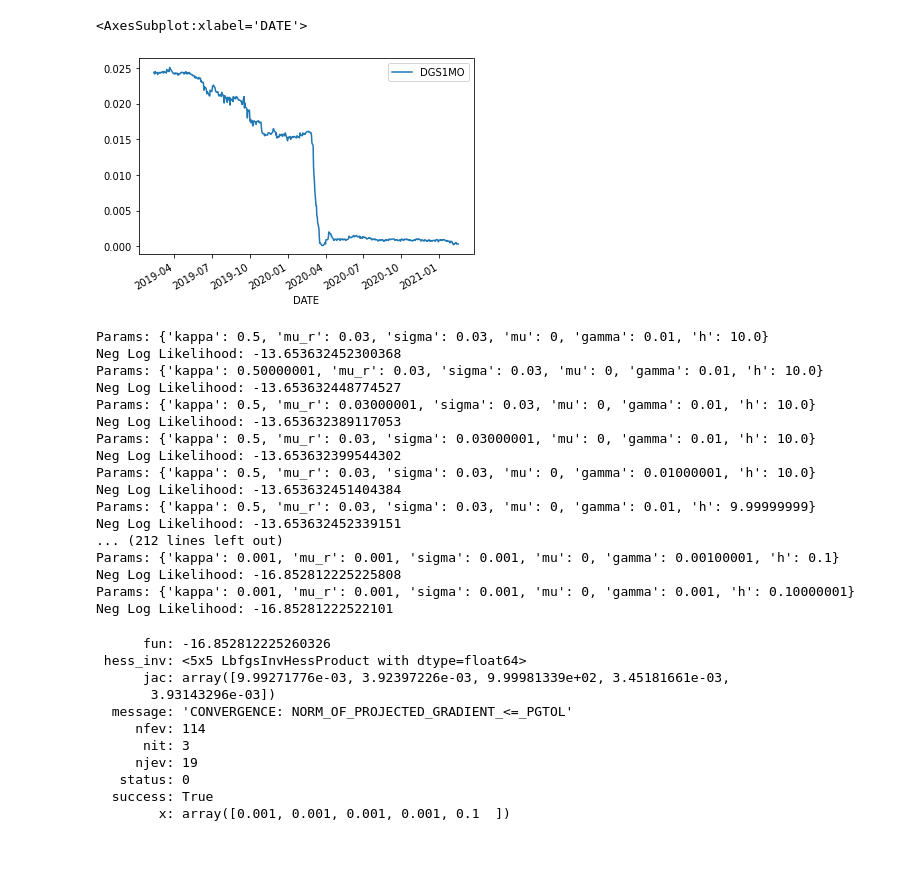
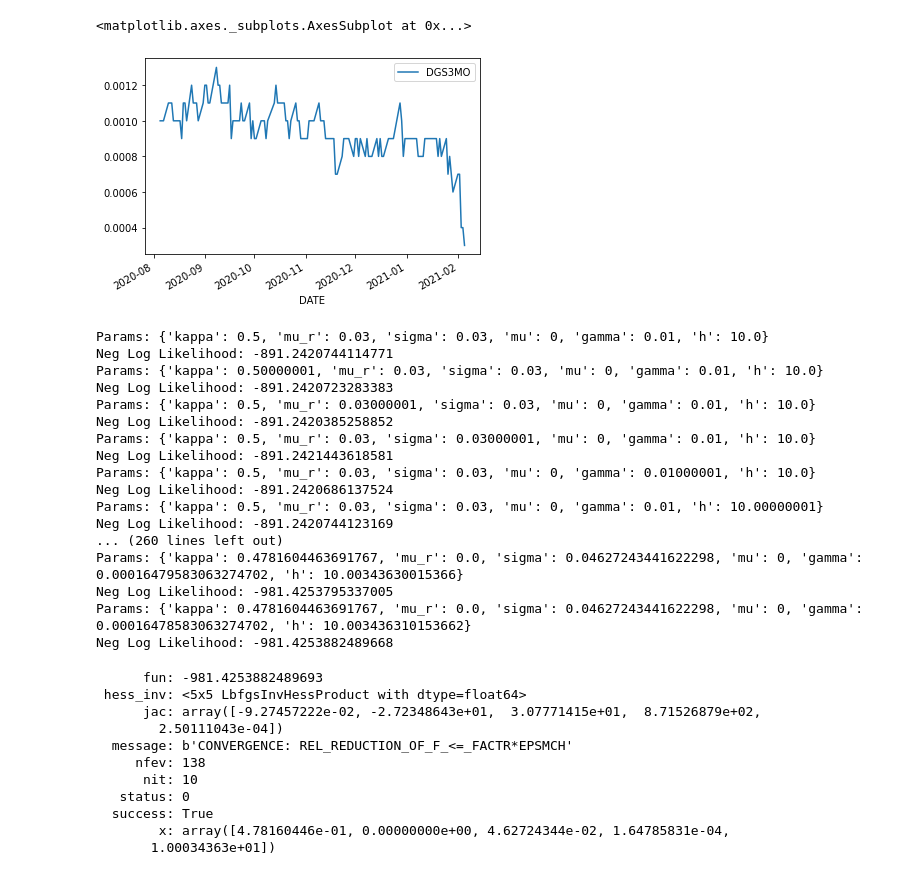
Before and after one commit to upathare1/Advanced-Term-Structures, a Jupyter notebook: Code/results/Calibration-MLE-CIR.ipynb, the cells around one changed output. Drawn from its saved outputs; the diff is of its cells as text; code cells hidden in the pictures.

```diff
--- a/Code/results/Calibration-MLE-CIR.ipynb
+++ b/Code/results/Calibration-MLE-CIR.ipynb
@@ -16,8 +9,15 @@ df_1mo_yc = df_1mo_yc.iloc[-int(252*2):-1, :] # last 1 years (252)
+# %%
+df_1_yc = pd.read_csv("../data/DGS3MO.csv")
+df_1_yc.index = pd.to_datetime(df_1_yc.DATE)
+df_1_yc = df_1_yc.dropna().drop(columns=["DATE"])
+df_1_yc.DGS3MO = df_1_yc.DGS3MO.replace(".", np.nan).astype(float)/100
+df_1_yc = df_1_yc.dropna()
+df_1_yc = df_1_yc['2020-08-05':'2021-02-05']
 # %%
-df_1mo_yc.plot()
+df_1_yc.plot()
 # %% [output]
-<AxesSubplot:xlabel='DATE'>
+<matplotlib.axes._subplots.AxesSubplot at 0x...>
-[figure, old version]
+[figure, new version]
 # %%
 inital_model_params = {
     "kappa": 0.5,
@@ -28,36 +28,36 @@ inital_model_params = {
     "h": 10
 }
 calibrator = Calibration(
-    df_1mo_yc.DGS1MO, dt=1/252, model_class=JumpCIR,
+    df_1_yc.DGS3MO, dt=1/252, model_class=JumpCIR,
     initial_params=inital_model_params)
-bounds = Bounds([0.001, 0.001, 0.001, 0.001, 0.1], [1, 0.1, 0.5, 0.1, 10])
+bounds = Bounds([0.001, 0.0, 0.001, 0.0, 0.1], [5, 0.1, 0.5, 0.1, 100])
 calibrator.calibrate(bounds=bounds, params=("kappa", "mu_r", "sigma", "gamma", "h"))
 # %% [output]
 Params: {'kappa': 0.5, 'mu_r': 0.03, 'sigma': 0.03, 'mu': 0, 'gamma': 0.01, 'h': 10.0}
-Neg Log Likelihood: -13.653632452300368
+Neg Log Likelihood: -891.2420744114771
 Params: {'kappa': 0.50000001, 'mu_r': 0.03, 'sigma': 0.03, 'mu': 0, 'gamma': 0.01, 'h': 10.0}
-Neg Log Likelihood: -13.653632448774527
+Neg Log Likelihood: -891.2420723283383
 Params: {'kappa': 0.5, 'mu_r': 0.03000001, 'sigma': 0.03, 'mu': 0, 'gamma': 0.01, 'h': 10.0}
-Neg Log Likelihood: -13.653632389117053
+Neg Log Likelihood: -891.2420385258852
 Params: {'kappa': 0.5, 'mu_r': 0.03, 'sigma': 0.03000001, 'mu': 0, 'gamma': 0.01, 'h': 10.0}
-Neg Log Likelihood: -13.653632399544302
+Neg Log Likelihood: -891.2421443618581
 Params: {'kappa': 0.5, 'mu_r': 0.03, 'sigma': 0.03, 'mu': 0, 'gamma': 0.01000001, 'h': 10.0}
-Neg Log Likelihood: -13.653632451404384
-Params: {'kappa': 0.5, 'mu_r': 0.03, 'sigma': 0.03, 'mu': 0, 'gamma': 0.01, 'h': 9.99999999}
-Neg Log Likelihood: -13.653632452339151
-... (212 lines left out)
-Params: {'kappa': 0.001, 'mu_r': 0.001, 'sigma': 0.001, 'mu': 0, 'gamma': 0.00100001, 'h': 0.1}
-Neg Log Likelihood: -16.852812225225808
-Params: {'kappa': 0.001, 'mu_r': 0.001, 'sigma': 0.001, 'mu': 0, 'gamma': 0.001, 'h': 0.10000001}
-Neg Log Likelihood: -16.85281222522101
+Neg Log Likelihood: -891.2420686137524
+Params: {'kappa': 0.5, 'mu_r': 0.03, 'sigma': 0.03, 'mu': 0, 'gamma': 0.01, 'h': 10.00000001}
+Neg Log Likelihood: -891.2420744123169
+... (260 lines left out)
+Params: {'kappa': 0.4781604463691767, 'mu_r': 0.0, 'sigma': 0.04627243441622298, 'mu': 0, 'gamma': 0.00016479583063274702, 'h': 10.00343630015366}
+Neg Log Likelihood: -981.4253795337005
+Params: {'kappa': 0.4781604463691767, 'mu_r': 0.0, 'sigma': 0.04627243441622298, 'mu': 0, 'gamma': 0.00016478583063274702, 'h': 10.003436310153662}
+Neg Log Likelihood: -981.4253882489668
-      fun: -16.852812225260326
+      fun: -981.4253882489693
  hess_inv: <5x5 LbfgsInvHessProduct with dtype=float64>
-      jac: array([9.99271776e-03, 3.92397226e-03, 9.99981339e+02, 3.45181661e-03,
-       3.93143296e-03])
-  message: 'CONVERGENCE: NORM_OF_PROJECTED_GRADIENT_<=_PGTOL'
-     nfev: 114
-      nit: 3
-     njev: 19
+      jac: array([-9.27457222e-02, -2.72348643e+01,  3.07771415e+01,  8.71526879e+02,
+        2.50111043e-04])
+  message: b'CONVERGENCE: REL_REDUCTION_OF_F_<=_FACTR*EPSMCH'
+     nfev: 138
+      nit: 10
    status: 0
   success: True
-        x: array([0.001, 0.001, 0.001, 0.001, 0.1  ])
+        x: array([4.78160446e-01, 0.00000000e+00, 4.62724344e-02, 1.64785831e-04,
+       1.00034363e+01])
```
Also changed, not shown: parts of 3 cells of this notebook, 6 other files.
